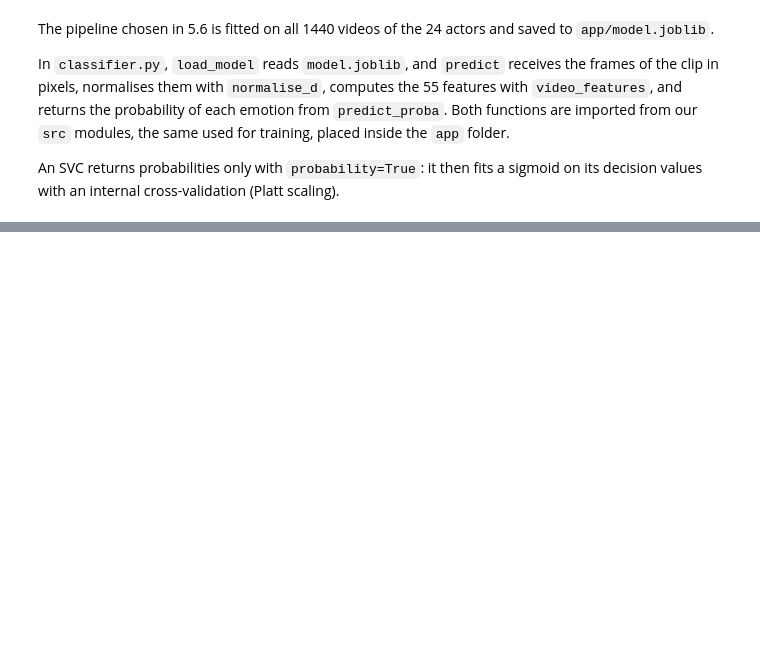
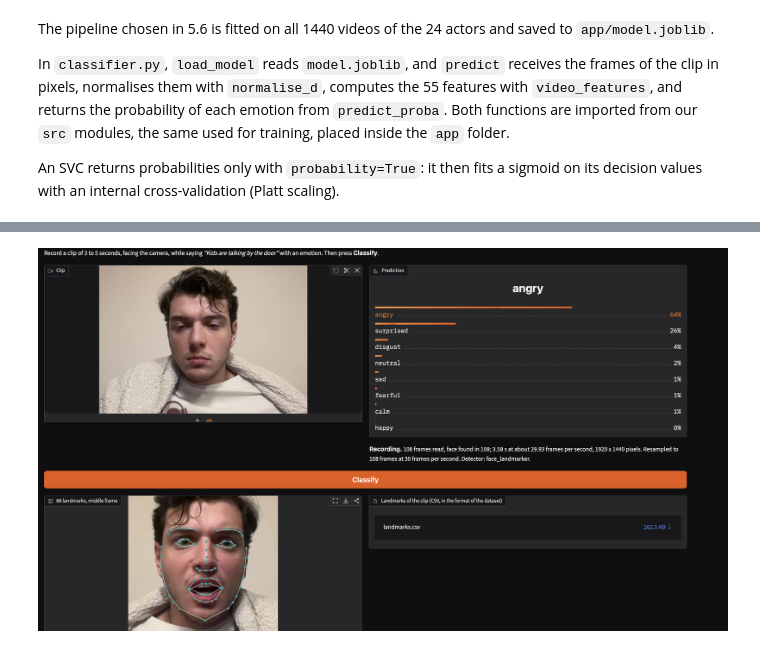
Before and after one commit to migasantunes/Emotion_Recognition, a Jupyter notebook: notebooks/06_deployment.ipynb, the cells around one changed output, grey strips where cells are left out. Cells and saved outputs as stored; diff of their text form; code cells hidden in the pictures; blank space fills up the shorter version.

```diff
--- a/notebooks/06_deployment.ipynb
+++ b/notebooks/06_deployment.ipynb
@@ -56,0 +130,4 @@ An SVC returns probabilities only with `probability=True`: it then fits a sigmoi
+# %%
+Image(filename=str(REC_PATH / "andre__screenshot.png"), width=900)
+# %% [output]
+[figure, added]
```
Also changed, not shown: parts of 30 cells of this notebook.
